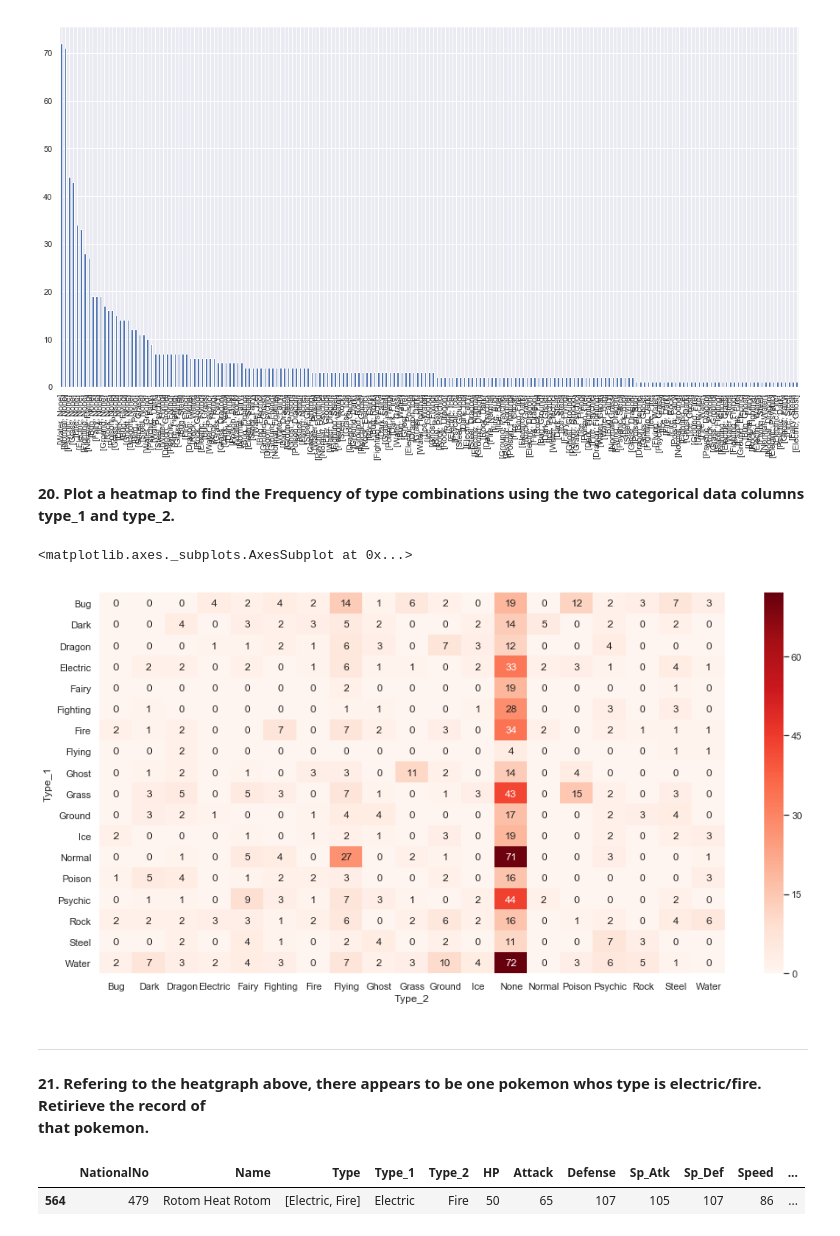
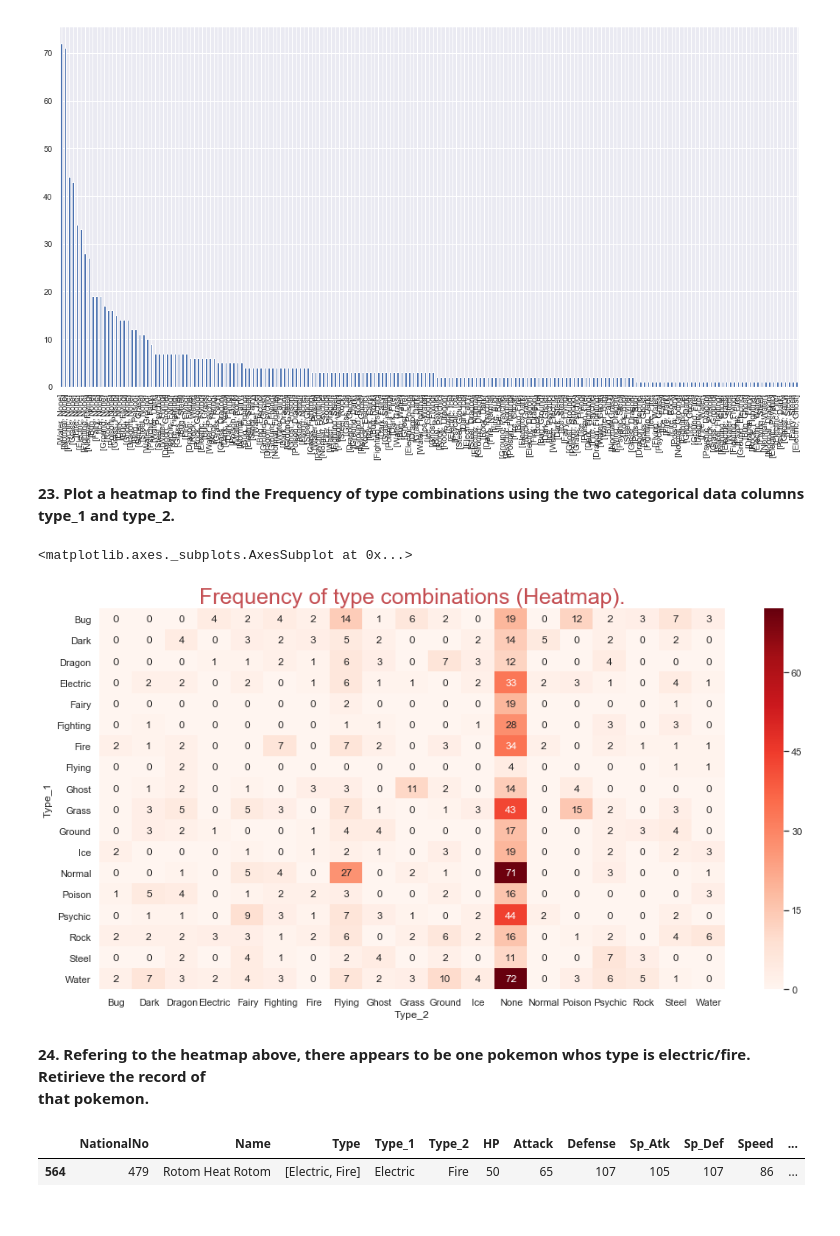
Before and after one commit to iarri/Pokemon-Data, a Jupyter notebook: Webscrape + Analysis of Pokemon Data.ipynb, the cells around one changed output. Cells and saved outputs as stored; diff of their text form; code cells hidden in the pictures.

```diff
--- a/Webscrape + Analysis of Pokemon Data.ipynb
+++ b/Webscrape + Analysis of Pokemon Data.ipynb
@@ -408,21 +405,20 @@ poke_df.Type.value_counts().plot.bar()
 <matplotlib.axes._subplots.AxesSubplot at 0x...>
 [figure]
 # %% [markdown]
-**20. Plot a heatmap to find the Frequency of type combinations using the two categorical data columns type_1 and type_2.**
+**23. Plot a heatmap to find the Frequency of type combinations using the two categorical data columns type_1 and type_2.**
 # %%
 plt.figure(figsize=(16,8))
 #flights = poke_df
 type_combos = pd.pivot_table(poke_df,
                          index="Type_1", columns="Type_2", values="Name",
                          aggfunc=lambda x: x.value_counts().count(), fill_value=0)
+plt.title("Frequency of type combinations (Heatmap).", fontsize=25, color='r')
 sns.heatmap(type_combos,cmap='Reds',annot=True, annot_kws={"size": 12})
 # %% [output]
 <matplotlib.axes._subplots.AxesSubplot at 0x...>
-[figure, old version]
+[figure, new version]
-# %% [markdown]
-****
 # %% [markdown]
-**21. Refering to the heatgraph above, there appears to be one pokemon whos type is electric/fire. Retirieve the record of<br>
+**24. Refering to the heatmap above, there appears to be one pokemon whos type is electric/fire. Retirieve the record of<br>
 that pokemon.**
 # %%
 poke_df.loc[(poke_df['Type_1'] == "Electric") & (poke_df['Type_2'] == "Fire")]
```
Also changed, not shown: parts of 79 cells of this notebook.
